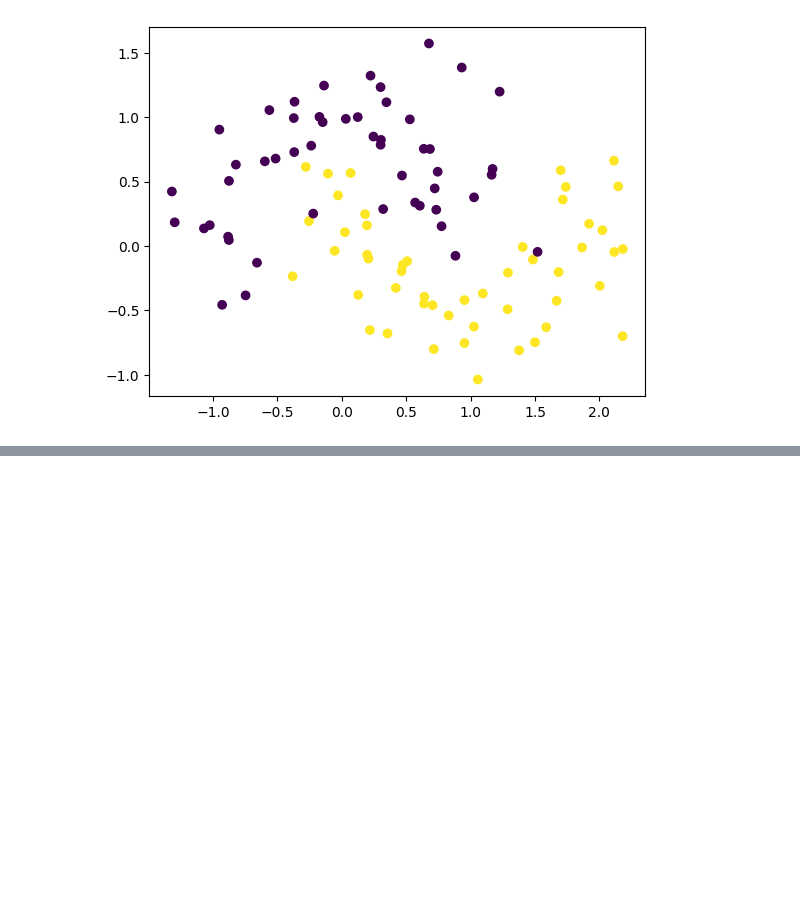
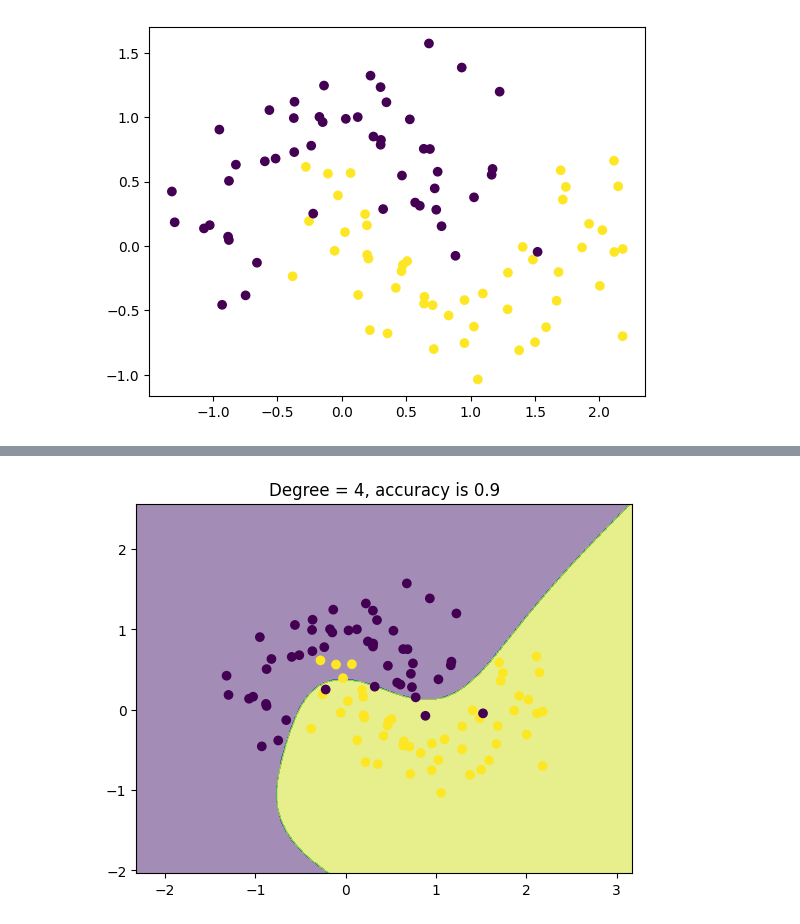
Before and after one commit to pradhans369/Python_and_Data_Science, a Jupyter notebook: 0 ML lecture/28_2 polynomial logistic reg.ipynb, the cells around one changed output, grey strips where cells are left out. Drawn from its saved outputs; the diff is of its cells as text; code cells hidden in the pictures; blank space fills up the shorter version.

```diff
--- a/0 ML lecture/28_2 polynomial logistic reg.ipynb
+++ b/0 ML lecture/28_2 polynomial logistic reg.ipynb
@@ -33,0 +88,4 @@ plt.show()
+# %%
+plot_decision_boundary(X, y, degree=4)
+# %% [output]
+[figure, added]
```
Also changed, not shown: parts of 8 cells of this notebook, 1 other file.
